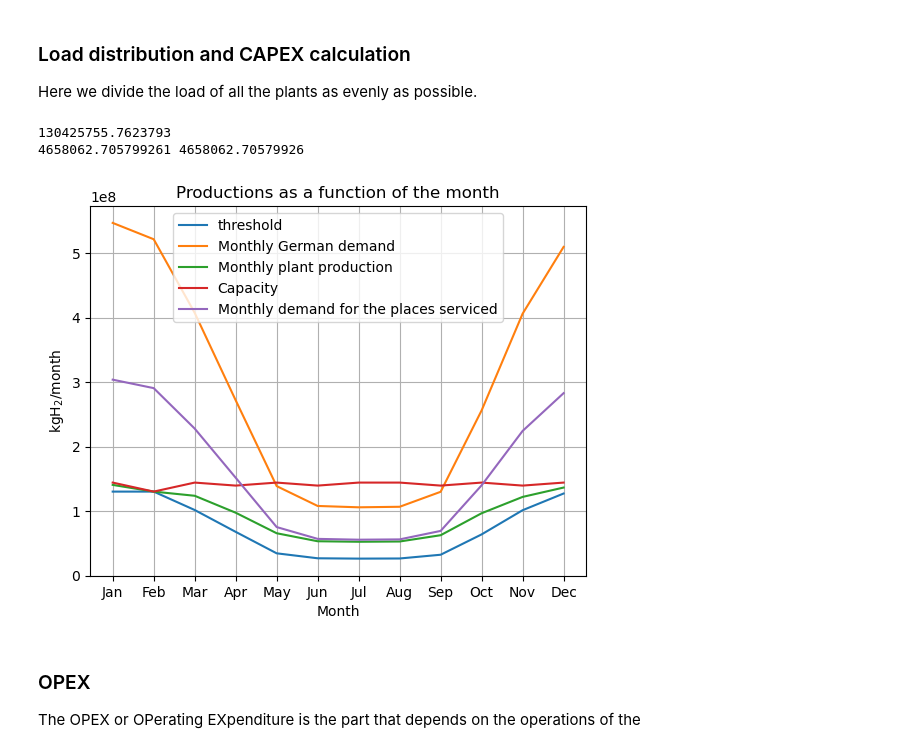
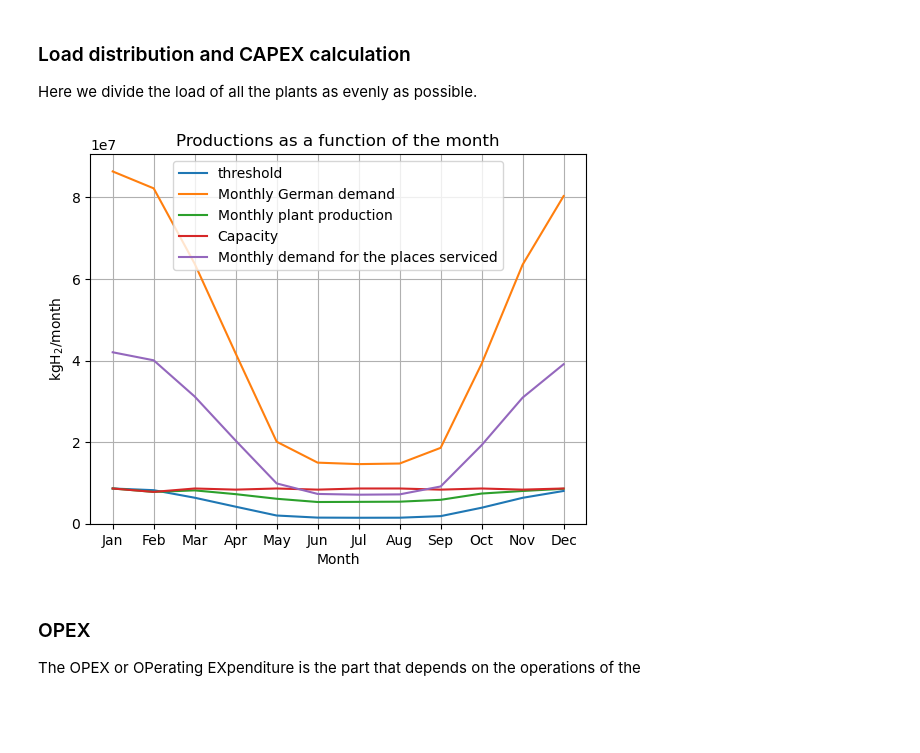
Before and after one commit to DerSpanischGamer/GermanHydrogen, a Jupyter notebook: disaggregator-master/14_2_Production_placement_reduced_demand_Better_model.ipynb, the cells around one changed output. Cells and saved outputs as stored; diff of their text form; code cells hidden in the pictures; blank space fills up the shorter version.

```diff
--- a/disaggregator-master/14_2_Production_placement_reduced_demand_Better_model.ipynb
+++ b/disaggregator-master/14_2_Production_placement_reduced_demand_Better_model.ipynb
@@ -348,16 +348,9 @@ We will now scale the data down according to the criteria previously established
 # %%
-tabulaScaling = {
-    '1FH' : 0.62064,
-    'TH'  : 0.458,
-    'MFH' : 1.2958,
-    'MSB' : 3.4963
-}
-
 gasMultipliers = {
     '1FH' : 0.071,
-    'TH'  : 0.529,
-    'MFH' : 0.772,
-    'MSB' : 0.539
+    'TH'  : 0.5294,
+    'MFH' : 0.7715,
+    'MSB' : 1
 }
 
 gasDemand1FH = mergedDemand.loc[mergedDemand["building_type"] == "1FH"].copy()
@@ -366,10 +359,10 @@ gasDemandMFH = mergedDemand.loc[mergedDemand["building_type"] == "MFH"].copy()
 gasDemandMSB = mergedDemand.loc[mergedDemand["building_type"] == "MSB"].copy()
 
 for t in range(1, 13):
-    gasDemand1FH[f'value {t}'] = tabulaScaling["1FH"] * gasMultipliers["1FH"] * mergedDemand.loc[mergedDemand["building_type"] == "1FH"][f'value {t}']
-    gasDemandTH[f'value {t}']  = tabulaScaling["TH"]  * gasMultipliers["TH"]  * mergedDemand.loc[mergedDemand["building_type"] ==  "TH"][f'value {t}']
-    gasDemandMFH[f'value {t}'] = tabulaScaling["MFH"] * gasMultipliers["MFH"] * mergedDemand.loc[mergedDemand["building_type"] == "MFH"][f'value {t}']
-    gasDemandMSB[f'value {t}'] = tabulaScaling["MSB"] * gasMultipliers["MSB"] * mergedDemand.loc[mergedDemand["building_type"] == "MSB"][f'value {t}']
+    gasDemand1FH[f'value {t}'] =  gasMultipliers["1FH"] * mergedDemand.loc[mergedDemand["building_type"] == "1FH"][f'value {t}']
+    gasDemandTH[f'value {t}']  =  gasMultipliers["TH"]  * mergedDemand.loc[mergedDemand["building_type"] ==  "TH"][f'value {t}']
+    gasDemandMFH[f'value {t}'] =  gasMultipliers["MFH"] * mergedDemand.loc[mergedDemand["building_type"] == "MFH"][f'value {t}']
+    gasDemandMSB[f'value {t}'] =  gasMultipliers["MSB"] * mergedDemand.loc[mergedDemand["building_type"] == "MSB"][f'value {t}']
 
 gasDemand = pd.concat([gasDemand1FH, gasDemandTH, gasDemandMFH, gasDemandMSB], ignore_index = True)
 gasDemand.head()
@@ -492,11 +485,12 @@ aPoints.drop(columns = ['consumption'], inplace=True)
 rPoints.drop(columns = ['consumption'], inplace=True)
 sPoints.drop(columns = ['consumption'], inplace=True)
 # %%
-def computeHydrogenDemand(b, etaH2 = 0.83, etaCH4 = 0.94, industry = True, c_th = [0.5] * 12):
+def computeHydrogenDemand(b, nuts, etaH2 = 0.83, etaCH4 = 0.94, industry = True, c_th = [0.5] * 12):
     """Compute the monthly hydrogen demand per district
 
     Arguments:
         - b        : blending percentage (0 - 1] where 0 is pure CH4 and 1 is pure H2
+        - nuts     : the NUTS 3 dataframe containing the MultiPolygons (nuts = data.database_shapes())
         - etaH2    : (optional) efficiency of hydrogen boiler
         - etaCH4   : (optional) efficiency of natural gas boiler
         - industry : (optional) does industry have to be taken into consideration
@@ -636,6 +584,6 @@ If we analyse the yearly demand of hydrogen considering 100% blending (meaning n
 
 > But even with doubling the country's domestic electrolysis capacity target for 2030 to at least 10 gigawatts (GW), Germany will need to import around 50% to 70% of its hydrogen demand, forecast at 95 to 130 TWh in 2030, the strategy showed.
 # %%
-_, hydrogenDemand, _, _ = computeHydrogenDemand(1)
+_, hydrogenDemand, _, _ = computeHydrogenDemand(1, nuts, industry=False)
 hydrogenDemand.sum().sum() * 33.33 / 1e9 #  kgH2/d -> kWh/d -> TWh/yr
 # %% [output]
@@ -910,46 +883,44 @@ def computePlantsCapex(plantsLocations, hydrogenDemand, threshold, max_period, m
 
     return CAPEX, sum(CAPEX), contributions, servingPlaces, production
 # %%
-m = 2
+m = 1
+b = 0.1
+perc = 0.1
 
-_, hy, _, mx = computeHydrogenDemand(1, industry=False)
-th, mo, ref = computeThreshold(hy, month=m, perc = 0.25)
+_, hy, _, mx = computeHydrogenDemand(b, nuts, industry=False)
+th, mo, ref = computeThreshold(hy, month=m, perc = perc)
 
-print(th[f"value {m}"]["threshold"])
+locations = ['DE239', 'DE94E', 'DE71E', 'DE300', 'DE21H', 'DEF0D', 'DE136', 'DEA36', 'DEG0P', 'DE93B', 'DE21G', 'DE25A', 'DED43', 'DE914', 'DEB3G', 'DE123', 'DE724', 'DEA24', 'DE116', 'DE94A', 'DE928', 'DE80K', 'DEE05', 'DED2C', 'DEG0G', 'DE148', 'DEA2D']
+_, _, c, s, p = computePlantsCapex(locations, hy, th, m, mo)
 
-locations = ["DEA12", "DE111", "DE80K", "DE21J", "DED43", "DE94D", "DEA1C", "DE929", "DEG0P", "DE715", "DE136", "DE21G", "DEE0B", "DEF09", "DE146", "DEE0E", "DEA2B", "DE237", "DEA42", "DE40C"]
-_, _, c, s, p = computePlantsCapex(locations, hy, th, m, mo)
+n = len(locations)
 
 energy = []
 for t in range(12):
     val = 0
     for i in range(n):
         for j in s[i]:
             val += hy.loc[j, f"value {t+1}"]
 
     energy.append(val)
-
-n = len(locations)
 
 fig, ax = plt.subplots(1, 1)
 th.T.plot(ax=ax)
 plt.plot(hy.sum(axis=0), label = "Monthly German demand")
 plt.plot([sum(p[i])*daysMonth[i] for i in range(len(p))], label="Monthly plant production")
 plt.plot([sum([c[i] for i in range(n)])*daysMonth[t] for t in range(12)], label="Capacity")
 plt.plot(energy, label = "Monthly demand for the places serviced")
 
 plt.xlabel("Month")
 plt.ylabel("kgH$_2$/month")
 plt.title("Productions as a function of the month")
 
 plt.xticks(range(len(p)), ['Jan', 'Feb', 'Mar', 'Apr', 'May', 'Jun', 'Jul', 'Aug', 'Sep', 'Oct', 'Nov', 'Dec'])
 
 ax.set_ylim(ymin=0)
 
 plt.legend()
 plt.grid()
 plt.show()
 # %% [output]
-130425755.7623793
-4658062.705799261 4658062.70579926
-[figure, old version]
+[figure, new version]
```
Also changed, not shown: parts of 15 cells of this notebook, 11 other files.
